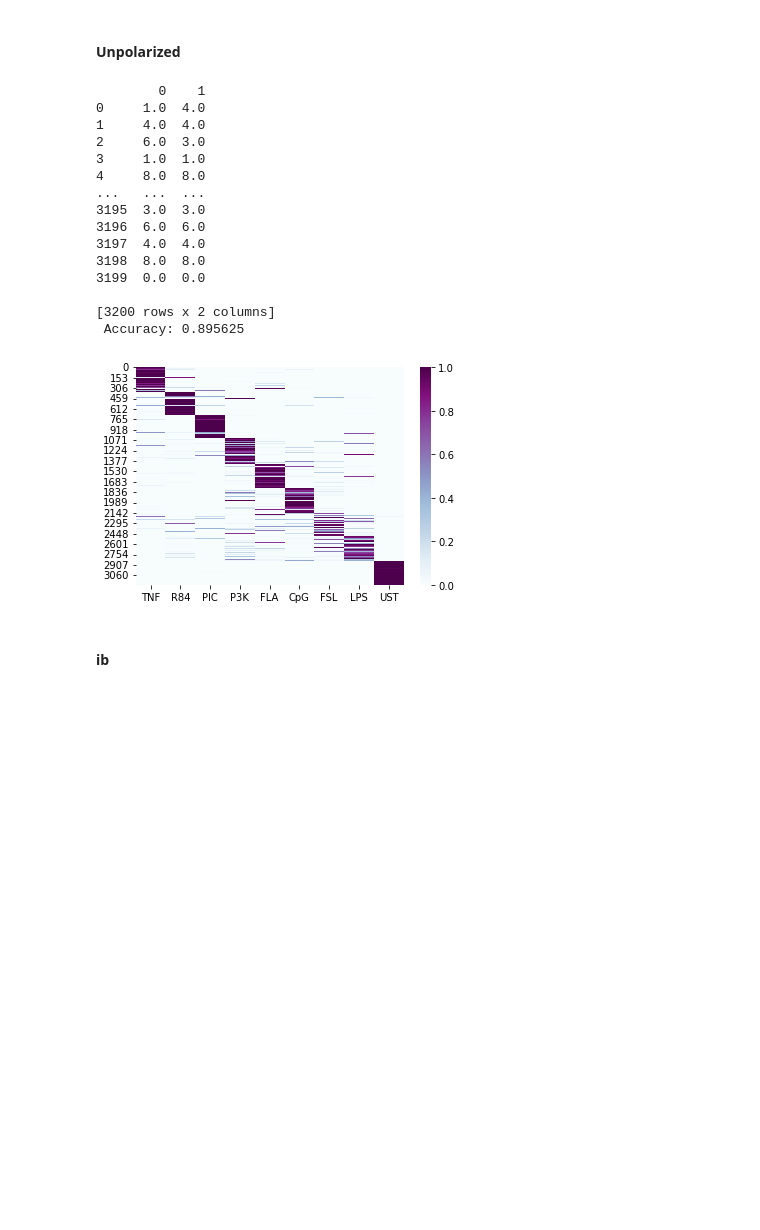
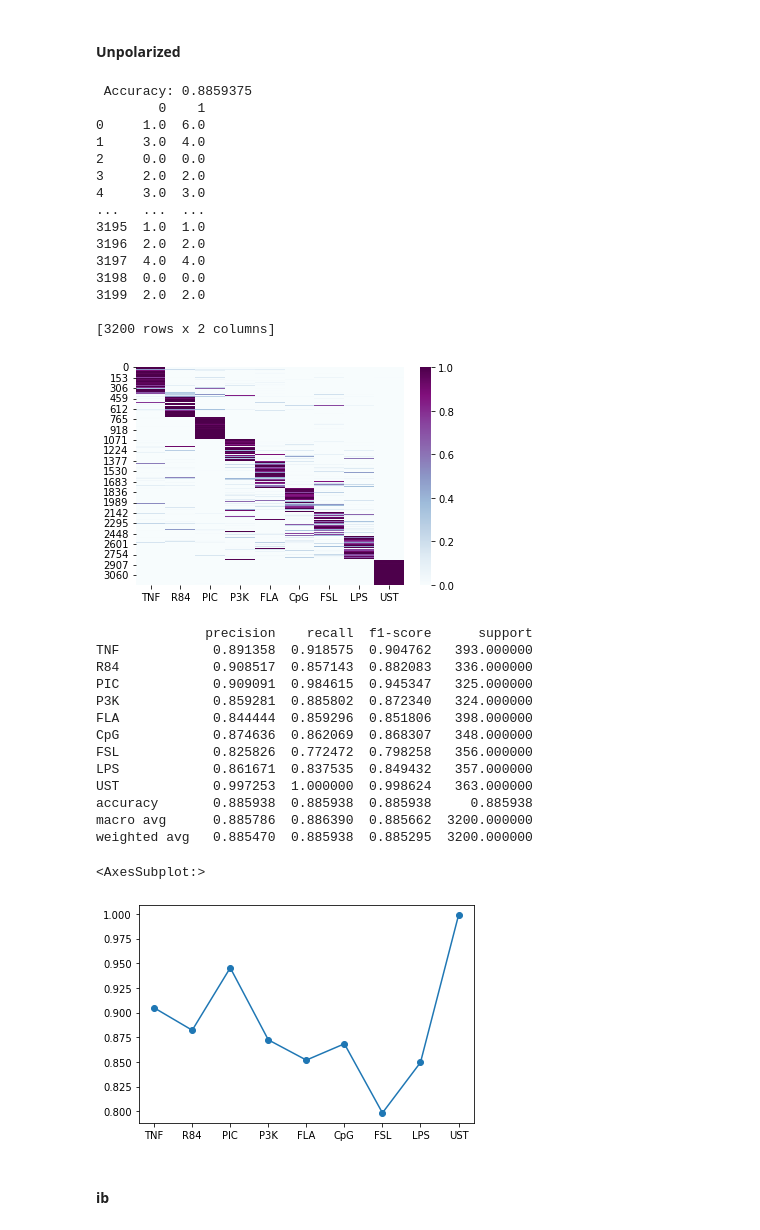
Before and after one commit to apple-soda/lstm-nfkb-dynamics, a Jupyter notebook: notebooks/report.ipynb, the cells around one changed output. Cells and saved outputs as stored; diff of their text form; code cells hidden in the pictures; blank space fills up the shorter version.

Commit message:
fixed report.ipynb

```diff
--- a/notebooks/report.ipynb
+++ b/notebooks/report.ipynb
@@ -396,24 +398,47 @@ i4_fraction = Fraction(i4_true, i4_prob)
 # %%
 upcf = sns.heatmap(up_fraction, cmap = "BuPu", xticklabels=ligands)
+print(f' Accuracy: {sum(up_df[0] == up_df[1])/3200}')
 print(up_df)
-print(f' Accuracy: {sum(up_df[0] == up_df[1])/3200}')
 # %% [output]
+ Accuracy: 0.8859375
         0    1
-0     1.0  4.0
-1     4.0  4.0
-2     6.0  3.0
-3     1.0  1.0
-4     8.0  8.0
+0     1.0  6.0
+1     3.0  4.0
+2     0.0  0.0
+3     2.0  2.0
+4     3.0  3.0
 ...   ...  ...
-3195  3.0  3.0
-3196  6.0  6.0
+3195  1.0  1.0
+3196  2.0  2.0
 3197  4.0  4.0
-3198  8.0  8.0
-3199  0.0  0.0
+3198  0.0  0.0
+3199  2.0  2.0
 
 [3200 rows x 2 columns]
- Accuracy: 0.895625
-[figure, old version]
+[figure, new version]
+# %%
+upcf = sklearn.metrics.classification_report(up_df[0], up_df[1], target_names=ligands, output_dict=True)
+upcf = pd.DataFrame(upcf).transpose()
+print(upcf)
+
+upf1 = upcf[:9]['f1-score']
+upf1.plot(y = 'f1-score', style = 'o-')
+# %% [output]
+              precision    recall  f1-score      support
+TNF            0.891358  0.918575  0.904762   393.000000
+R84            0.908517  0.857143  0.882083   336.000000
+PIC            0.909091  0.984615  0.945347   325.000000
+P3K            0.859281  0.885802  0.872340   324.000000
+FLA            0.844444  0.859296  0.851806   398.000000
+CpG            0.874636  0.862069  0.868307   348.000000
+FSL            0.825826  0.772472  0.798258   356.000000
+LPS            0.861671  0.837535  0.849432   357.000000
+UST            0.997253  1.000000  0.998624   363.000000
+accuracy       0.885938  0.885938  0.885938     0.885938
+macro avg      0.885786  0.886390  0.885662  3200.000000
+weighted avg   0.885470  0.885938  0.885295  3200.000000
+<AxesSubplot:>
+[figure, added]
 # %% [markdown]
 <h4>ib</h4>
 # %%
```
Also changed, not shown: parts of 27 cells of this notebook, 1 other file.
